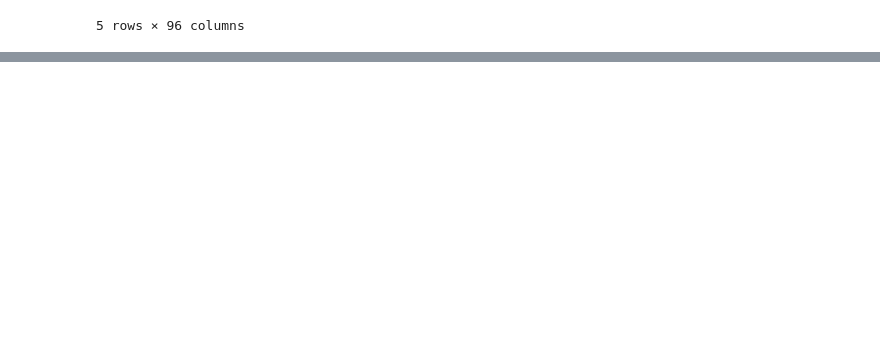
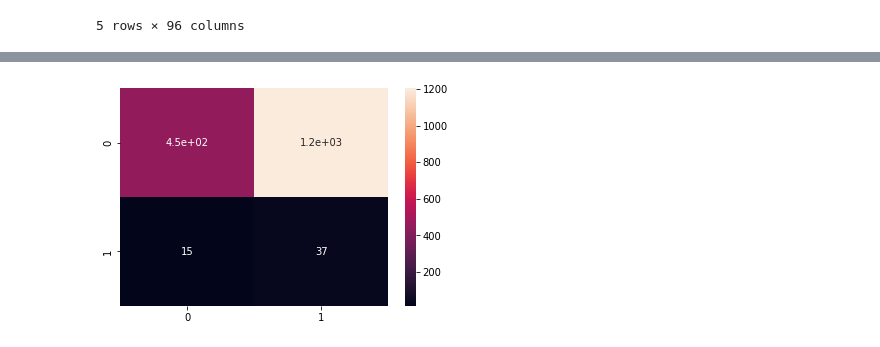
Before and after one commit to RushilPatel0703/ACML_Project, a Jupyter notebook: ACML_Project_Draft.ipynb, the cells around one changed output, grey strips where cells are left out. Saved outputs shown, nothing was run; the diff lists cells and outputs as text; code cells hidden in the pictures; blank space fills up the shorter version.

```diff
--- a/ACML_Project_Draft.ipynb
+++ b/ACML_Project_Draft.ipynb
@@ -126,0 +59,12 @@ NameError: ignored
+# %%
+# import Gaussian Naive Bayes classifier
+from sklearn.naive_bayes import GaussianNB
+
+# create a Gaussian Classifier
+classifer1 = GaussianNB()
+
+# training the model
+classifer1.fit(X_train, y_train)
+
+# testing the model
+y_pred1 = classifer1.predict(X_test)
@@ -126,0 +107,13 @@ NameError: ignored
+# %%
+# importing the required modules
+import seaborn as sns
+from sklearn.metrics import confusion_matrix
+
+# passing actual and predicted values
+cm = confusion_matrix(y_test, y_pred1)
+
+# true write data values in each cell of the matrix
+sns.heatmap(cm,annot=True)
+plt.savefig('confusion.png')
+# %% [output]
+[figure, added]
```
Also changed, not shown: parts of 21 cells of this notebook.
